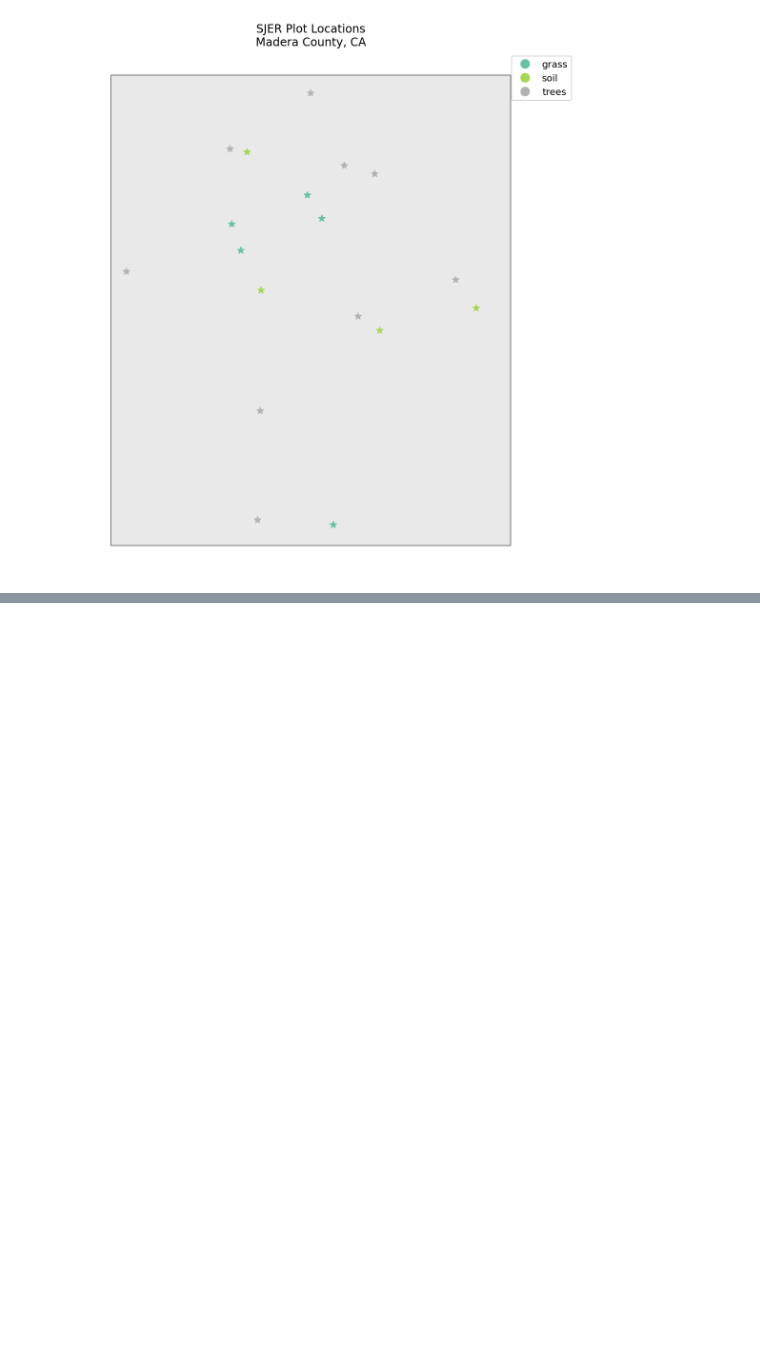
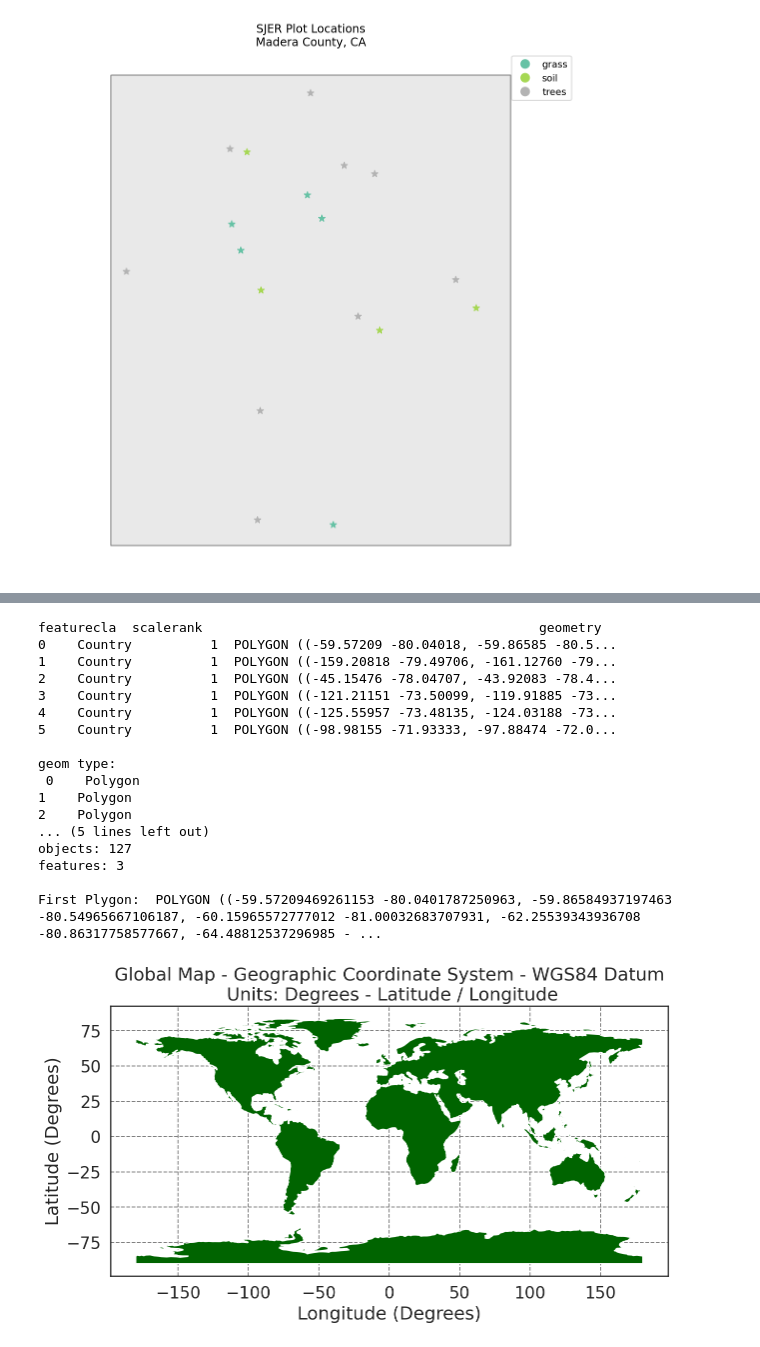
Before and after one commit to Natz12/GIS, a Jupyter notebook: 2-intro-spatial-vector-data.ipynb, the cells around one changed output, grey strips where cells are left out. Cells and saved outputs as stored; diff of their text form; code cells hidden in the pictures; blank space fills up the shorter version.

Commit message:
Coordinate Reference System

```diff
--- a/2-intro-spatial-vector-data.ipynb
+++ b/2-intro-spatial-vector-data.ipynb
@@ -195,0 +177,72 @@ A CRS is defined to better understand how the projection from the 3D world into
+# %%
+import os
+import numpy as np
+import pandas as pd
+import matplotlib.pyplot as plt
+from matplotlib.ticker import ScalarFormatter
+import seaborn as sns
+import geopandas as gpd
+from shapely.geometry import Point
+import earthpy as et
+
+# Adjust plot font sizes
+sns.set(font_scale=1.5)
+sns.set_style("white")
+
+# # Set working dir & get data
+# data = et.data.get_data('spatial-vector-lidar')
+# os.chdir(os.path.join(et.io.HOME, 'earth-analytics'))
+
+
+# Import world boundary shapefile
+worldBound_path = os.path.join("data", "spatial-vector-lidar", "global",
+                               "ne_110m_land", "ne_110m_land.shp")
+worldBound = gpd.read_file(worldBound_path)
+
+# View top 6 rows of attribute table
+print(worldBound.head(6))
+
+# View the geometry type of each row
+print("\ngeom type:\n",worldBound.geom_type.head(6))
+
+# View number of objects and features
+print("\nobjects: {} \nfeatures: {}".format(str(worldBound.shape[0]), str(worldBound.shape[1])))
+
+# View first polygon attribute table
+print("\nFirst Plygon: ",worldBound.geometry[0], "\n")
+
+
+# Plot worldBound data using geopandas
+fig, ax = plt.subplots(figsize=(10, 5))
+worldBound.plot(color='darkgreen',
+                ax=ax)
+# Set the x and y axis labels
+ax.set(xlabel="Longitude (Degrees)",
+       ylabel="Latitude (Degrees)",
+       title="Global Map - Geographic Coordinate System - WGS84 Datum\n Units: Degrees - Latitude / Longitude")
+
+# Add the x y graticules
+ax.set_axisbelow(True)
+ax.yaxis.grid(color='gray',
+              linestyle='dashed')
+ax.xaxis.grid(color='gray',
+              linestyle='dashed')
+# %% [output]
+featurecla  scalerank                                           geometry
+0    Country          1  POLYGON ((-59.57209 -80.04018, -59.86585 -80.5...
+1    Country          1  POLYGON ((-159.20818 -79.49706, -161.12760 -79...
+2    Country          1  POLYGON ((-45.15476 -78.04707, -43.92083 -78.4...
+3    Country          1  POLYGON ((-121.21151 -73.50099, -119.91885 -73...
+4    Country          1  POLYGON ((-125.55957 -73.48135, -124.03188 -73...
+5    Country          1  POLYGON ((-98.98155 -71.93333, -97.88474 -72.0...
+
+geom type:
+ 0    Polygon
+1    Polygon
+2    Polygon
+... (5 lines left out)
+objects: 127
+features: 3
+
+First Plygon:  POLYGON ((-59.57209469261153 -80.0401787250963, -59.86584937197463 -80.54965667106187, -60.15965572777012 -81.00032683707931, -62.25539343936708 -80.86317758577667, -64.48812537296985 - ...
+[figure, added]
```
Also changed, not shown: parts of 14 cells of this notebook.
